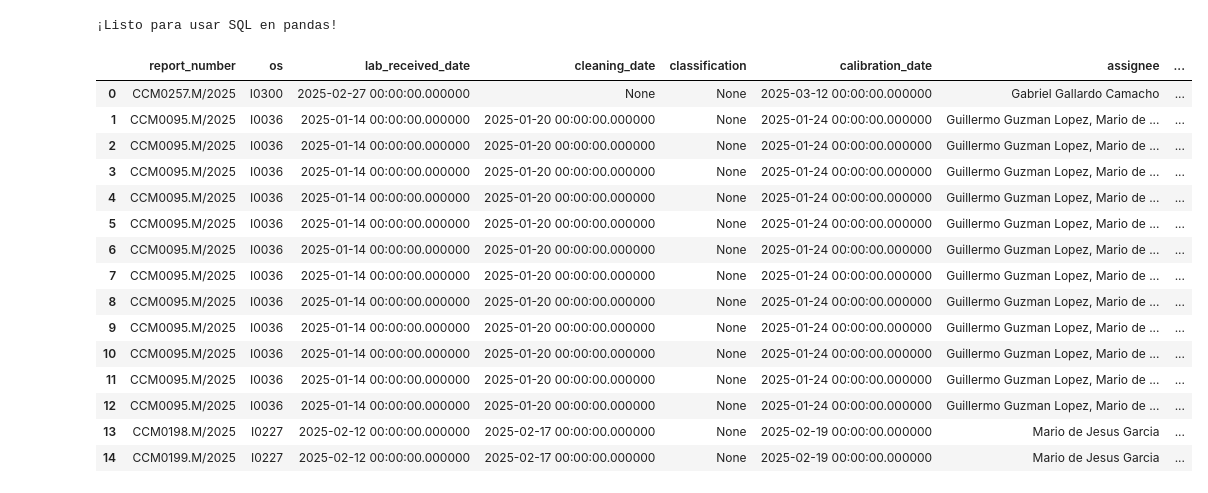
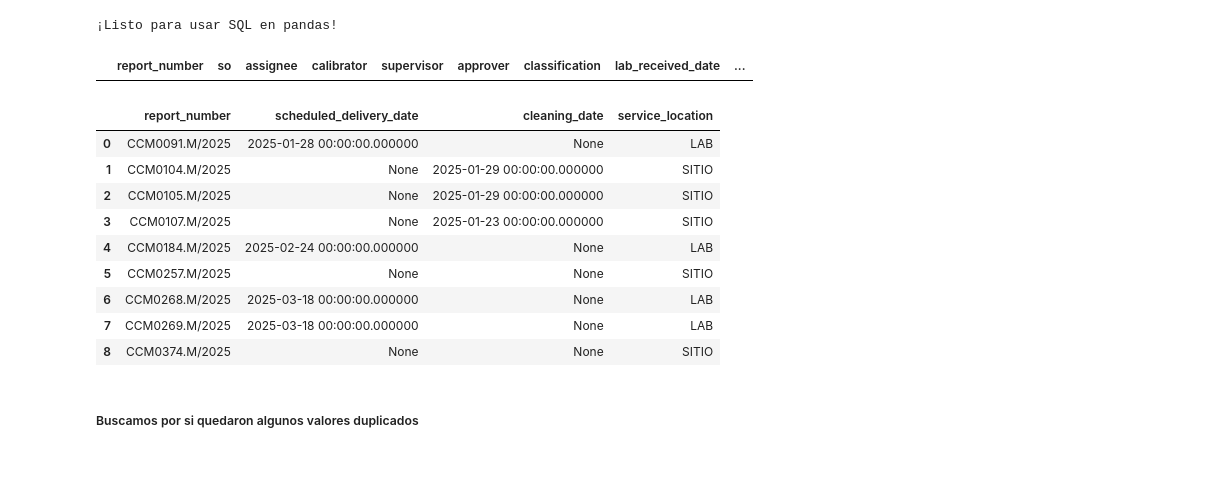
Before and after one commit to MiguelOscar-Insco/data-INSCO-hub, a Jupyter notebook: notebooks/mod_tecnico/masa.ipynb, the cells around one changed output. Cells and saved outputs as stored; diff of their text form; code cells hidden in the pictures; blank space fills up the shorter version.

```diff
--- a/notebooks/mod_tecnico/masa.ipynb
+++ b/notebooks/mod_tecnico/masa.ipynb
@@ -217,5 +320,6 @@ memory usage: 54.3+ KB
 # %% [markdown]
 # Análisis de los errores de sustitución
 # %%
-# Obtenemos la cantidad de reportes por cada razón de sustitución
-subs_reason = mass.groupby('substitution_reason')['report_number'].count().sort_values(ascending=False)
+# Eliminamos la columna 'service_type' y obtenemos la cantidad de reportes por cada razón de sustitución
+mass_cal = mass_cal.drop(columns=['service_type'], axis=1)
+subs_reason = mass_cal.groupby('substitution_reason')['report_number'].count().sort_values(ascending=False)
@@ -321,7 +422,7 @@ plt.show()
 #### Tipos de errores vs Calsificación de equipo
 # %%
 # 1. Crear una copia del DataFrame para preservar los datos originales
-df_temp = mass.copy()
+df_temp = mass_cal.copy()
 
 # 2. Identificar errores no clasificados (NaN)
 df_temp['classification'] = df_temp['classification'].fillna('No clasificado')  # Renombrar NaN
@@ -397,7 +498,7 @@ plt.show()
 # %% [markdown]
 #### Eliminar las filas que contienen los informes que corresponden a las sustituciones por errores
 # %%
-mass_sin_errores = mass.drop(mass[mass['substitution_reason'].notna()].index)
+mass_sin_errores = df_temp.drop(df_temp[df_temp['substitution_reason'].notna()].index)
 # %%
 mass_sin_errores = mass_sin_errores.drop(columns=['substitution_reason'], errors='ignore')
 mass_sin_errores.head(10)
@@ -415,0 +517,3 @@ mass_sin_errores.head(10)
+# %%
+# Eliminamos las columnas que no son necesarias
+mass_sin_errores = mass_sin_errores.drop(columns=['substitution_reason', 'service_type', 'lab_observations', 'process_status'], errors='ignore')
@@ -455,26 +558,13 @@ from pandasql import sqldf
 # Definir función de consulta
 pysqldf = lambda q: sqldf(q, globals())
 # %%
+# Verificamos los valores nulos de la columna 'approver' en la tabla
+
 resultado = pysqldf("""
     SELECT *
     FROM mass_sin_errores
-    WHERE classification IS NULL""")
+    WHERE approver IS NULL """)
 
 resultado
 # %% [output]
-|  | report_number | os | lab_received_date | cleaning_date | classification | calibration_date | assignee | ... |
-| 0 | CCM0257.M/2025 | I0300 | 2025-02-27 00:00:00.000000 | None | None | 2025-03-12 00:00:00.000000 | Gabriel Gallardo Camacho | ... |
-| 1 | CCM0095.M/2025 | I0036 | 2025-01-14 00:00:00.000000 | 2025-01-20 00:00:00.000000 | None | 2025-01-24 00:00:00.000000 | Guillermo Guzman Lopez, Mario de ... | ... |
-| 2 | CCM0095.M/2025 | I0036 | 2025-01-14 00:00:00.000000 | 2025-01-20 00:00:00.000000 | None | 2025-01-24 00:00:00.000000 | Guillermo Guzman Lopez, Mario de ... | ... |
-| 3 | CCM0095.M/2025 | I0036 | 2025-01-14 00:00:00.000000 | 2025-01-20 00:00:00.000000 | None | 2025-01-24 00:00:00.000000 | Guillermo Guzman Lopez, Mario de ... | ... |
-| 4 | CCM0095.M/2025 | I0036 | 2025-01-14 00:00:00.000000 | 2025-01-20 00:00:00.000000 | None | 2025-01-24 00:00:00.000000 | Guillermo Guzman Lopez, Mario de ... | ... |
-| 5 | CCM0095.M/2025 | I0036 | 2025-01-14 00:00:00.000000 | 2025-01-20 00:00:00.000000 | None | 2025-01-24 00:00:00.000000 | Guillermo Guzman Lopez, Mario de ... | ... |
-| 6 | CCM0095.M/2025 | I0036 | 2025-01-14 00:00:00.000000 | 2025-01-20 00:00:00.000000 | None | 2025-01-24 00:00:00.000000 | Guillermo Guzman Lopez, Mario de ... | ... |
-| 7 | CCM0095.M/2025 | I0036 | 2025-01-14 00:00:00.000000 | 2025-01-20 00:00:00.000000 | None | 2025-01-24 00:00:00.000000 | Guillermo Guzman Lopez, Mario de ... | ... |
-| 8 | CCM0095.M/2025 | I0036 | 2025-01-14 00:00:00.000000 | 2025-01-20 00:00:00.000000 | None | 2025-01-24 00:00:00.000000 | Guillermo Guzman Lopez, Mario de ... | ... |
-| 9 | CCM0095.M/2025 | I0036 | 2025-01-14 00:00:00.000000 | 2025-01-20 00:00:00.000000 | None | 2025-01-24 00:00:00.000000 | Guillermo Guzman Lopez, Mario de ... | ... |
-| 10 | CCM0095.M/2025 | I0036 | 2025-01-14 00:00:00.000000 | 2025-01-20 00:00:00.000000 | None | 2025-01-24 00:00:00.000000 | Guillermo Guzman Lopez, Mario de ... | ... |
-| 11 | CCM0095.M/2025 | I0036 | 2025-01-14 00:00:00.000000 | 2025-01-20 00:00:00.000000 | None | 2025-01-24 00:00:00.000000 | Guillermo Guzman Lopez, Mario de ... | ... |
-| 12 | CCM0095.M/2025 | I0036 | 2025-01-14 00:00:00.000000 | 2025-01-20 00:00:00.000000 | None | 2025-01-24 00:00:00.000000 | Guillermo Guzman Lopez, Mario de ... | ... |
-| 13 | CCM0198.M/2025 | I0227 | 2025-02-12 00:00:00.000000 | 2025-02-17 00:00:00.000000 | None | 2025-02-19 00:00:00.000000 | Mario de Jesus Garcia | ... |
-| 14 | CCM0199.M/2025 | I0227 | 2025-02-12 00:00:00.000000 | 2025-02-17 00:00:00.000000 | None | 2025-02-19 00:00:00.000000 | Mario de Jesus Garcia | ... |
+|  | report_number | so | assignee | calibrator | supervisor | approver | classification | lab_received_date | ... |
@@ -480,0 +574,22 @@ resultado
+# %%
+# Verificamos los valores nulos de las columnas con valores faltantes en la tabla
+
+resultado = pysqldf("""
+    SELECT report_number, scheduled_delivery_date, cleaning_date, service_location
+    FROM mass_sin_errores
+    WHERE scheduled_delivery_date IS NULL or cleaning_date IS NULL """)
+
+resultado
+# %% [output]
+|  | report_number | scheduled_delivery_date | cleaning_date | service_location |
+| 0 | CCM0091.M/2025 | 2025-01-28 00:00:00.000000 | None | LAB |
+| 1 | CCM0104.M/2025 | None | 2025-01-29 00:00:00.000000 | SITIO |
+| 2 | CCM0105.M/2025 | None | 2025-01-29 00:00:00.000000 | SITIO |
+| 3 | CCM0107.M/2025 | None | 2025-01-23 00:00:00.000000 | SITIO |
+| 4 | CCM0184.M/2025 | 2025-02-24 00:00:00.000000 | None | LAB |
+| 5 | CCM0257.M/2025 | None | None | SITIO |
+| 6 | CCM0268.M/2025 | 2025-03-18 00:00:00.000000 | None | LAB |
+| 7 | CCM0269.M/2025 | 2025-03-18 00:00:00.000000 | None | LAB |
+| 8 | CCM0374.M/2025 | None | None | SITIO |
+# %% [markdown]
+##### Buscamos por si quedaron algunos valores duplicados
```
Also changed, not shown: parts of 39 cells of this notebook, 3 other files.
